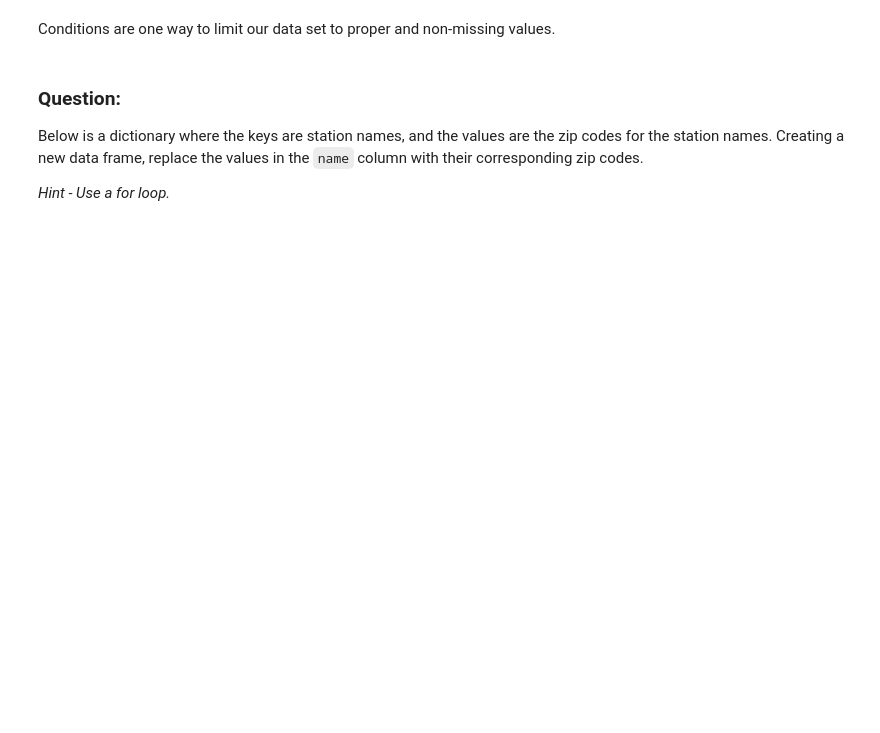
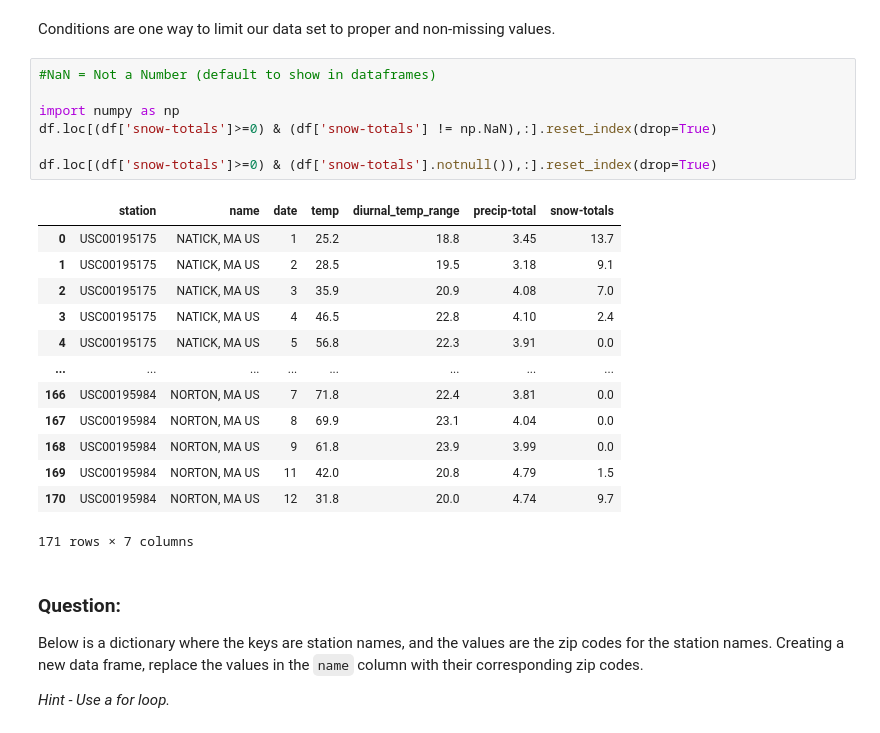
Before and after one commit to maggiedelre/python, a Jupyter notebook: data-analysis/data-wrangling-codealong.ipynb, the cells around one changed output. Drawn from its saved outputs; the diff is of its cells as text; blank space fills up the shorter version.

```diff
--- a/data-analysis/data-wrangling-codealong.ipynb
+++ b/data-analysis/data-wrangling-codealong.ipynb
@@ -66,5 +104,26 @@ If you do not want to save the old row numbers, you can the argument `drop=True`
 # %% [markdown]
 Conditions are one way to limit our data set to proper and non-missing values.
+# %%
+#NaN = Not a Number (default to show in dataframes)
+
+import numpy as np
+df.loc[(df['snow-totals']>=0) & (df['snow-totals'] != np.NaN),:].reset_index(drop=True)
+
+df.loc[(df['snow-totals']>=0) & (df['snow-totals'].notnull()),:].reset_index(drop=True)
+# %% [output]
+|  | station | name | date | temp | diurnal_temp_range | precip-total | snow-totals |
+| 0 | USC00195175 | NATICK, MA US | 1 | 25.2 | 18.8 | 3.45 | 13.7 |
+| 1 | USC00195175 | NATICK, MA US | 2 | 28.5 | 19.5 | 3.18 | 9.1 |
+| 2 | USC00195175 | NATICK, MA US | 3 | 35.9 | 20.9 | 4.08 | 7.0 |
+| 3 | USC00195175 | NATICK, MA US | 4 | 46.5 | 22.8 | 4.10 | 2.4 |
+| 4 | USC00195175 | NATICK, MA US | 5 | 56.8 | 22.3 | 3.91 | 0.0 |
+| ... | ... | ... | ... | ... | ... | ... | ... |
+| 166 | USC00195984 | NORTON, MA US | 7 | 71.8 | 22.4 | 3.81 | 0.0 |
+| 167 | USC00195984 | NORTON, MA US | 8 | 69.9 | 23.1 | 4.04 | 0.0 |
+| 168 | USC00195984 | NORTON, MA US | 9 | 61.8 | 23.9 | 3.99 | 0.0 |
+| 169 | USC00195984 | NORTON, MA US | 11 | 42.0 | 20.8 | 4.79 | 1.5 |
+| 170 | USC00195984 | NORTON, MA US | 12 | 31.8 | 20.0 | 4.74 | 9.7 |
+171 rows × 7 columns
 # %% [markdown]
 ### Question:
 Below is a dictionary where the keys are station names, and the values are the zip codes for the station names. Creating a new data frame, replace the values in the `name` column with their corresponding zip codes.
```
Also changed, not shown: parts of 6 cells of this notebook.
